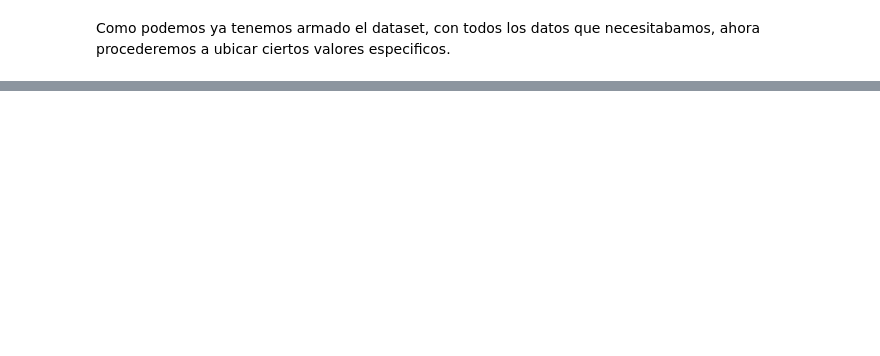
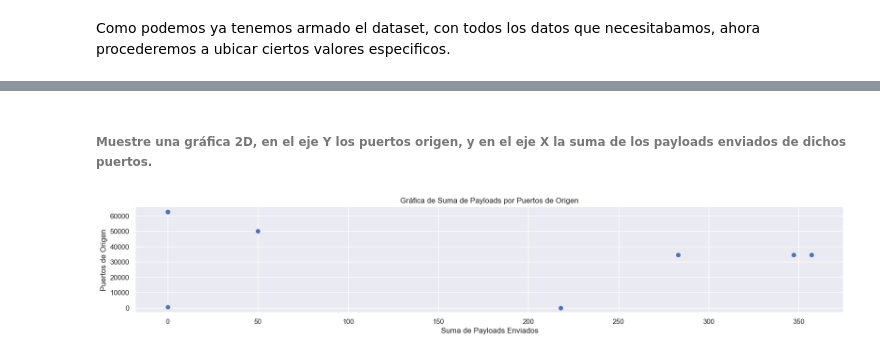
Before and after one commit to AQ-ja/LAB5-SDS, a Jupyter notebook: Lab5.ipynb, the cells around one changed output, grey strips where cells are left out. Saved outputs shown, nothing was run; the diff lists cells and outputs as text; code cells hidden in the pictures; blank space fills up the shorter version.

```diff
--- a/Lab5.ipynb
+++ b/Lab5.ipynb
@@ -143,0 +232,13 @@ Name: src, dtype: object
+# %% [markdown]
+######  Muestre una gráfica 2D, en el eje Y los puertos origen, y en el eje X la suma de los payloads enviados de dichos puertos.
+# %%
+prto = df['sport']
+pay = df['payload']
+
+plt.scatter(pay, prto)
+plt.xlabel('Suma de Payloads Enviados')
+plt.ylabel('Puertos de Origen')
+plt.title('Gráfica de Suma de Payloads por Puertos de Origen')
+plt.show()
+# %% [output]
+[figure, added]
```
Also changed, not shown: parts of 21 cells of this notebook, 1 other file.
